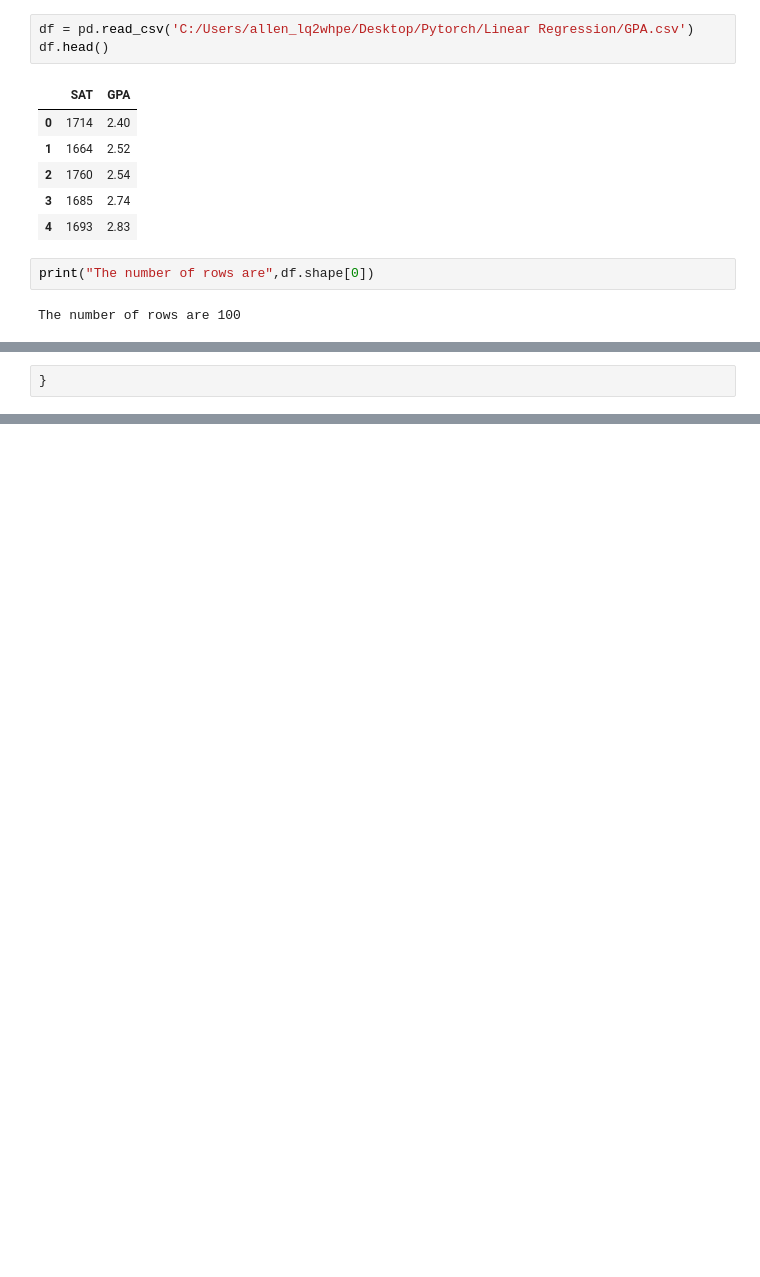
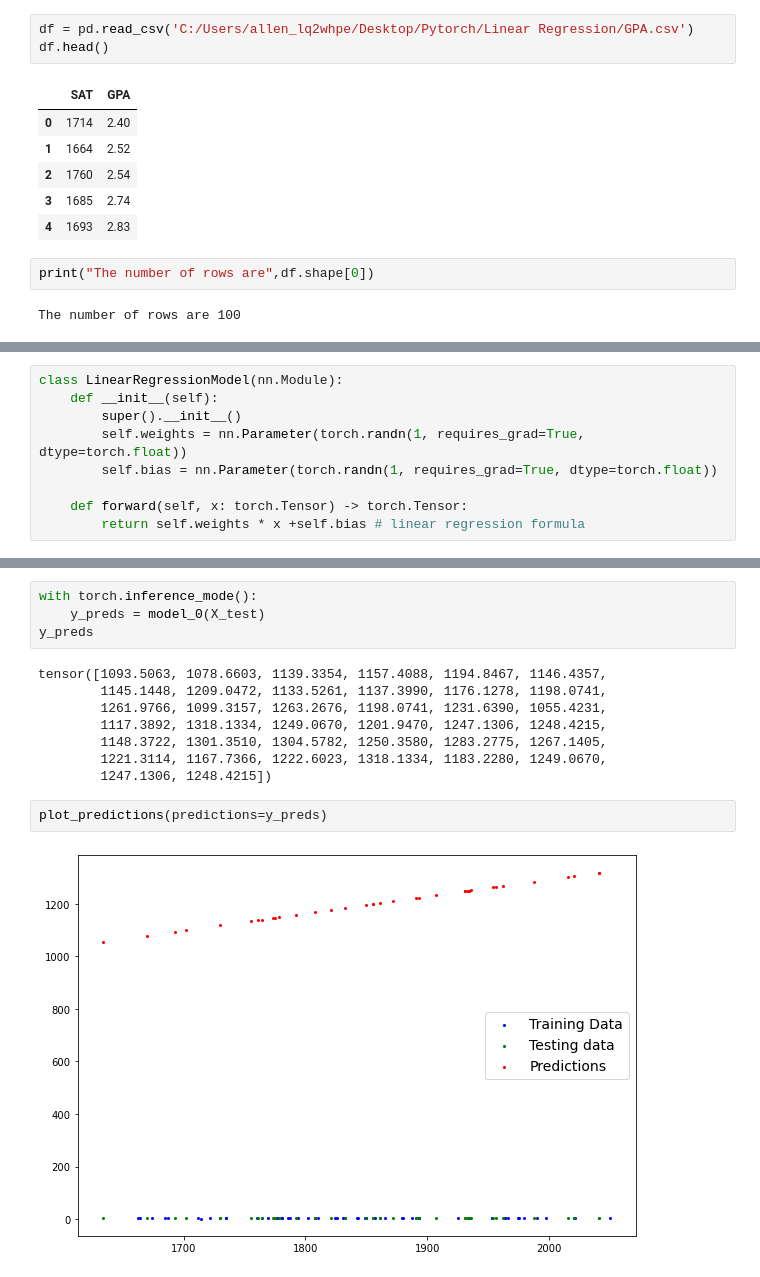
Before and after one commit to allenkuttookaransajan/Pytorch, a Jupyter notebook: Linear Regression.ipynb, the cells around one changed output, grey strips where cells are left out. Cells and saved outputs as stored; diff of their text form; blank space fills up the shorter version.

```diff
--- a/Linear Regression.ipynb
+++ b/Linear Regression.ipynb
@@ -64,2 +83,9 @@ plot_predictions()
 # %%
-}
+class LinearRegressionModel(nn.Module):
+    def __init__(self):
+        super().__init__()
+        self.weights = nn.Parameter(torch.randn(1, requires_grad=True, dtype=torch.float))
+        self.bias = nn.Parameter(torch.randn(1, requires_grad=True, dtype=torch.float))
+
+    def forward(self, x: torch.Tensor) -> torch.Tensor:
+        return self.weights * x +self.bias # linear regression formula
@@ -65,0 +100,16 @@ plot_predictions()
+# %%
+with torch.inference_mode():
+    y_preds = model_0(X_test)
+y_preds
+# %% [output]
+tensor([1093.5063, 1078.6603, 1139.3354, 1157.4088, 1194.8467, 1146.4357,
+        1145.1448, 1209.0472, 1133.5261, 1137.3990, 1176.1278, 1198.0741,
+        1261.9766, 1099.3157, 1263.2676, 1198.0741, 1231.6390, 1055.4231,
+        1117.3892, 1318.1334, 1249.0670, 1201.9470, 1247.1306, 1248.4215,
+        1148.3722, 1301.3510, 1304.5782, 1250.3580, 1283.2775, 1267.1405,
+        1221.3114, 1167.7366, 1222.6023, 1318.1334, 1183.2280, 1249.0670,
+        1247.1306, 1248.4215])
+# %%
+plot_predictions(predictions=y_preds)
+# %% [output]
+[figure, added]
```
Also changed, not shown: parts of 7 cells of this notebook.
